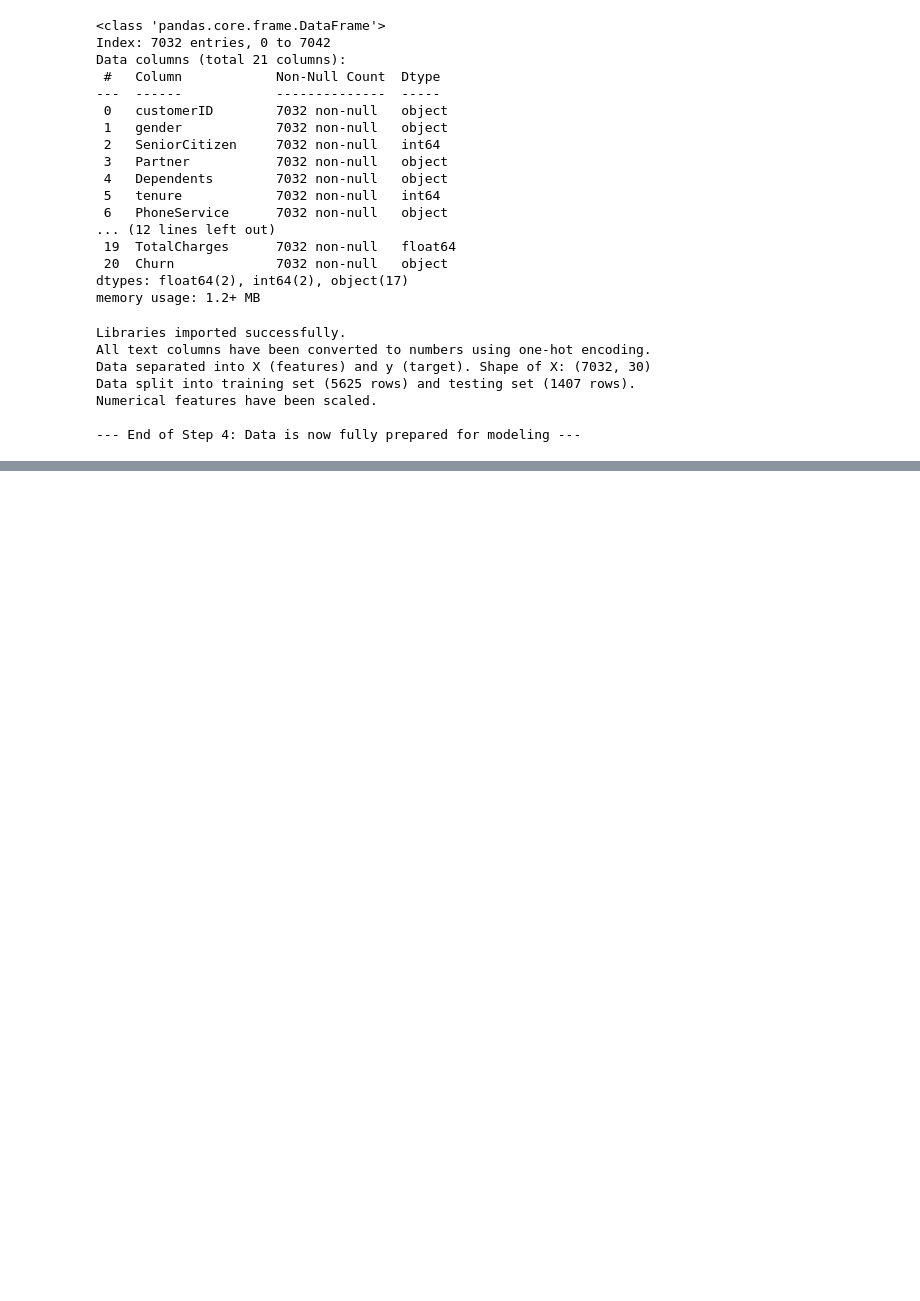
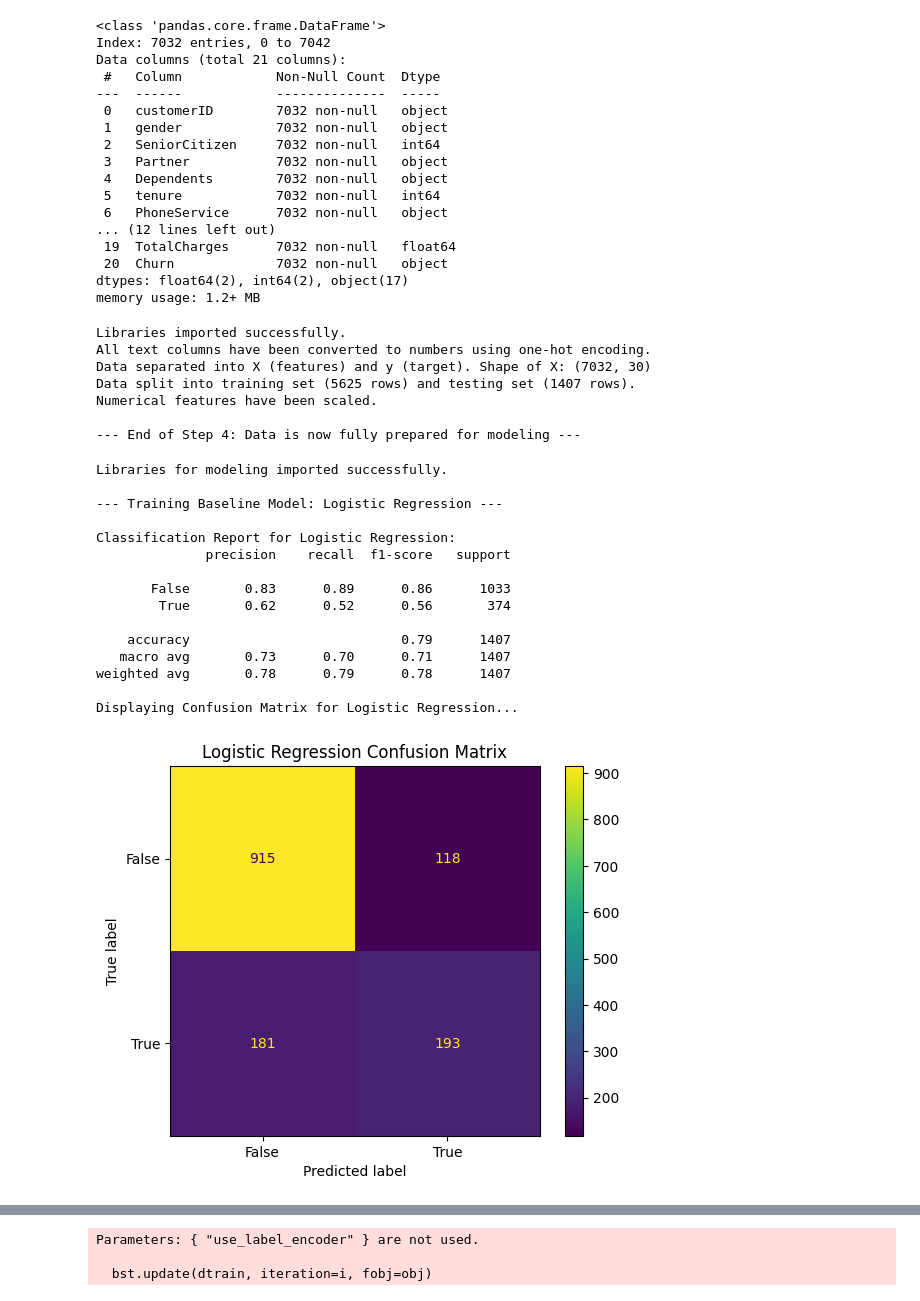
Before and after one commit to Dhanush-kumar-reddy/Customer-churn-prediction, a Jupyter notebook: 1-Data-Exploration.ipynb, the cells around one changed output, grey strips where cells are left out. Saved outputs shown, nothing was run; the diff lists cells and outputs as text; code cells hidden in the pictures; blank space fills up the shorter version.

```diff
--- a/1-Data-Exploration.ipynb
+++ b/1-Data-Exploration.ipynb
@@ -181,3 +181,80 @@ Data split into training set (5625 rows) and testing set (1407 rows).
 Numerical features have been scaled.
 
 --- End of Step 4: Data is now fully prepared for modeling ---
+# %%
+
+# COMPLETE CODE FOR STEP 5: MODEL TRAINING AND EVALUATION
+
+# Import all necessary libraries for this step
+from sklearn.linear_model import LogisticRegression
+from xgboost import XGBClassifier
+from sklearn.metrics import classification_report, ConfusionMatrixDisplay
+import matplotlib.pyplot as plt
+
+print("Libraries for modeling imported successfully.")
+
+# --- Action 1: Train and Evaluate a Baseline Model (Logistic Regression) ---
+print("\n--- Training Baseline Model: Logistic Regression ---")
+
+# Create an instance of the model
+# random_state=42 ensures the model produces the same results every time
+log_model = LogisticRegression(random_state=42, max_iter=1000)
+
+# Train the model on the training data
+log_model.fit(X_train, y_train)
+
+# Make predictions on the unseen test data
+y_pred_log = log_model.predict(X_test)
+
+# Evaluate the model's performance
+print("\nClassification Report for Logistic Regression:")
+print(classification_report(y_test, y_pred_log))
+
+# Visualize the confusion matrix
+print("Displaying Confusion Matrix for Logistic Regression...")
+ConfusionMatrixDisplay.from_estimator(log_model, X_test, y_test)
+plt.title('Logistic Regression Confusion Matrix')
+plt.show()
+
+
+# --- Action 2: Train and Evaluate an Advanced Model (XGBoost) ---
+print("\n--- Training Advanced Model: XGBoost ---")
+
+# Create an instance of the XGBoost model
+# XGBoost is a powerful algorithm often used for its high performance
+xgb_model = XGBClassifier(random_state=42, use_label_encoder=False, eval_metric='logloss')
+
+# Train the model on the same training data
+xgb_model.fit(X_train, y_train)
+
+# Make predictions on the test data
+y_pred_xgb = xgb_model.predict(X_test)
+
+# Evaluate the advanced model's performance
+print("\nClassification Report for XGBoost:")
+print(classification_report(y_test, y_pred_xgb))
+
+# Visualize the confusion matrix
+print("Displaying Confusion Matrix for XGBoost...")
+ConfusionMatrixDisplay.from_estimator(xgb_model, X_test, y_test)
+plt.title('XGBoost Confusion Matrix')
+plt.show()
+
+print("\n--- End of Step 5: Model training and evaluation complete ---")
+# %% [output]
+Libraries for modeling imported successfully.
+
+--- Training Baseline Model: Logistic Regression ---
+
+Classification Report for Logistic Regression:
+              precision    recall  f1-score   support
+
+       False       0.83      0.89      0.86      1033
+        True       0.62      0.52      0.56       374
+
+    accuracy                           0.79      1407
+   macro avg       0.73      0.70      0.71      1407
+weighted avg       0.78      0.79      0.78      1407
+
+Displaying Confusion Matrix for Logistic Regression...
+[figure, added]
@@ -183,0 +274,3 @@ Numerical features have been scaled.
+Parameters: { "use_label_encoder" } are not used.
+
+  bst.update(dtrain, iteration=i, fobj=obj)
```
Also changed, not shown: parts of 5 cells of this notebook, 4 other files.
